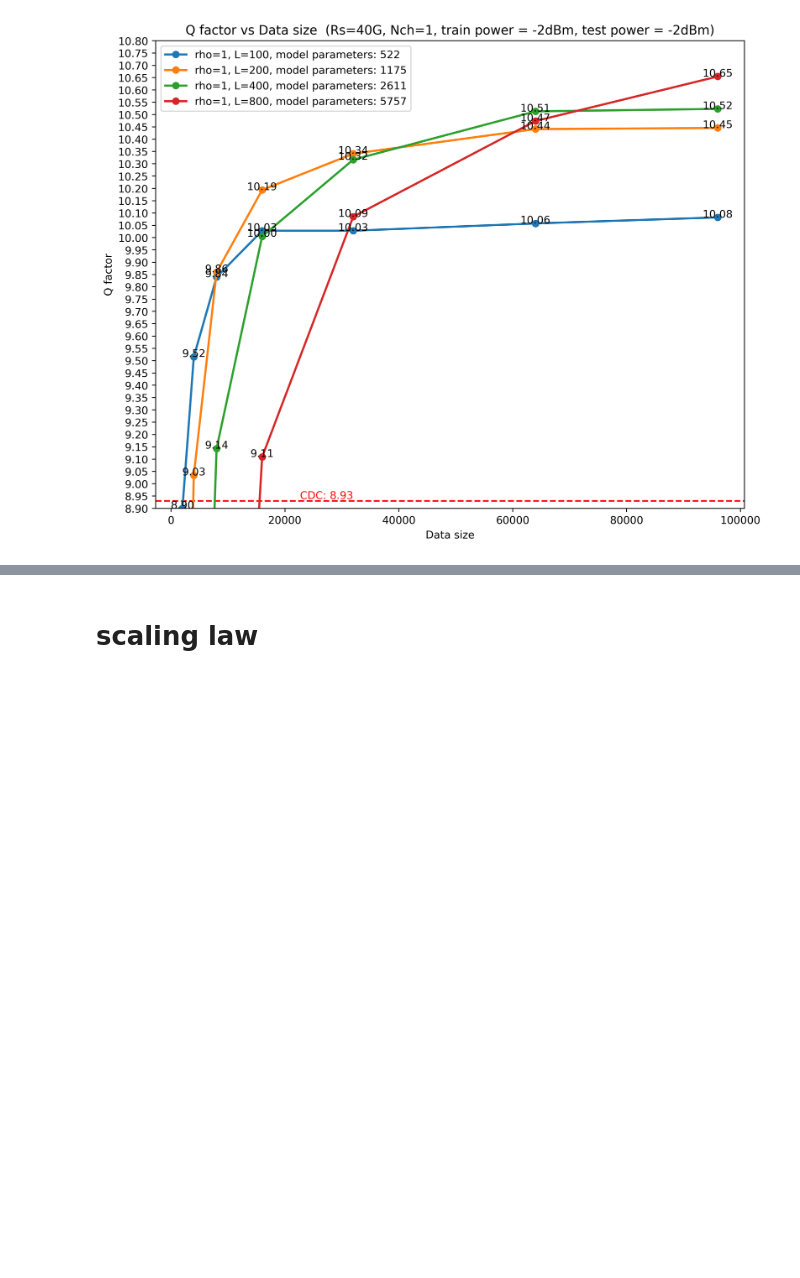
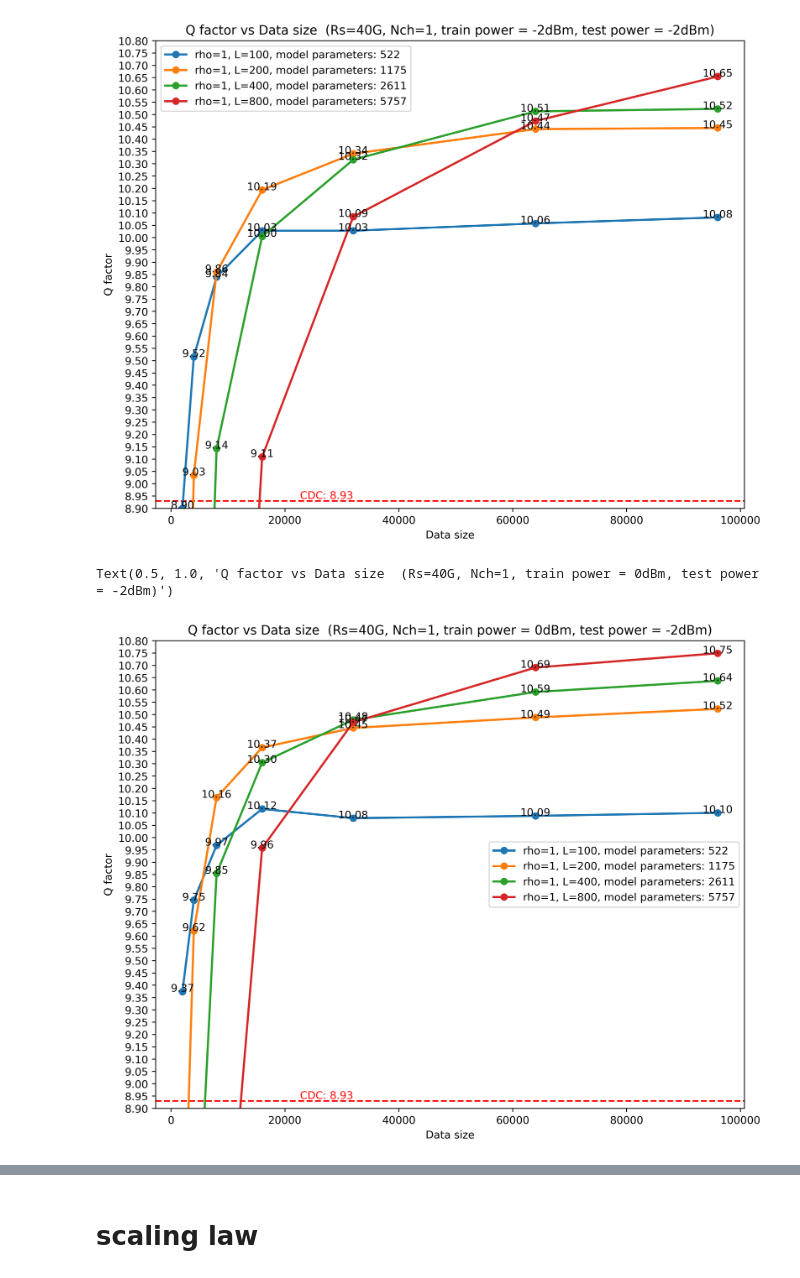
Before and after one commit to xinyuxiao113/TorchFiber, a Jupyter notebook: 0307_regression.ipynb, the cells around one changed output, grey strips where cells are left out. Cells and saved outputs as stored; diff of their text form; code cells hidden in the pictures; blank space fills up the shorter version.

```diff
--- a/0307_regression.ipynb
+++ b/0307_regression.ipynb
@@ -314,0 +112,14 @@ test_PBC
+# %%
+res = pickle.load(open('_outputs/res/res_rho_L_Tr0_Te-2.pkl', 'rb'))
+
+plt.figure(figsize=(10,8), dpi=400)
+Ls = [100, 200, 300, 400, 500, 600, 700, 800]
+plt.plot(Ls, [res[f'Q1 rho=0.5, L={L}'] for L in Ls], '-o',linewidth=2, label='rho=0.5')
+plt.plot(Ls, [res[f'Q1 rho=1, L={L}'] for L in Ls],'-o',linewidth=2,label='rho=1')
+plt.plot(Ls, [res[f'Q1 rho=1.5, L={L}'] for L in Ls],'-o',linewidth=2, label='rho=1.5')
+plt.plot(Ls, [res[f'Q1 rho=2, L={L}'] for L in Ls],'-o',linewidth=2, label='rho=2')
+plt.xlabel('L')
+plt.ylabel('Q factor')
+plt.title('Q factor vs L  (Rs=40G, Nch=1, train power = 0dBm, test power = -2dBm)')
+plt.yticks(np.arange(9.7, 10.8, 0.1))
+plt.legend()
@@ -327,7 +141,7 @@ plt.axhline(y=baseline, color='r', linestyle='--')
 plt.text(Ds[4], baseline, f'CDC: {baseline:.2f}', ha='right', va='bottom', color='r')
 
 # Take data and plot
-res = pickle.load(open(f'res_D_L_Tr-2_Te-2.pkl', 'rb'))
+res = pickle.load(open(f'_outputs/res/res_D_L_Tr-2_Te-2.pkl', 'rb'))
 y_range = [8.9, 10.8]
 
 for L in Ls:
@@ -348,3 +162,39 @@ plt.title('Q factor vs Data size  (Rs=40G, Nch=1, train power = -2dBm, test powe
 # %% [output]
 Text(0.5, 1.0, 'Q factor vs Data size  (Rs=40G, Nch=1, train power = -2dBm, test power = -2dBm)')
 [figure]
+# %%
+from src.TorchDSP.dataloader import get_Qsq, getQsq_fromdir, mean_peak
+
+plt.figure(figsize=(10,8), dpi=400)
+Ds = 2*np.array([1000, 2000, 4000, 8000, 16000, 32000, 48000])
+Ls = [100, 200, 400, 800]
+
+# Take CDC result as baseline
+Q1,Rs,Nch,P = get_Qsq('./outputs/Qfactor/Q2000/baselines.pkl', discard=10000)
+cdc = Q1['CDC'][1, 0,:]
+baseline = cdc[6,0]
+plt.axhline(y=baseline, color='r', linestyle='--')
+plt.text(Ds[4], baseline, f'CDC: {baseline:.2f}', ha='right', va='bottom', color='r')
+
+# Take data and plot
+res = pickle.load(open(f'_outputs/res/res_D_L_Tr0_Te-2.pkl', 'rb'))
+y_range = [8.9, 10.8]
+
+for L in Ls:
+    Qs = np.array([res[f'Q1 D={d} L={L}'] for d in Ds])                                         # get Qfactor
+    p = len(NonlienarFeatures(Nmodes=1, rho=1, L = L, index_type='reduce-1').index)          # calc number of features
+    plt.plot(Ds, Qs, '-o', linewidth=2, label=f'rho={1}, L={L}, model parameters: {p}')       # plot
+
+    for i, value in enumerate(Qs):
+        if Qs[i] >= y_range[0] and Qs[i] <= y_range[1]:
+            plt.text(Ds[i], Qs[i], f'{value:.2f}', ha='center')             # annotate
+
+plt.ylim(*y_range)
+plt.yticks(np.arange(*y_range, 0.05))
+plt.legend()
+plt.xlabel('Data size')
+plt.ylabel('Q factor')
+plt.title('Q factor vs Data size  (Rs=40G, Nch=1, train power = 0dBm, test power = -2dBm)')
+# %% [output]
+Text(0.5, 1.0, 'Q factor vs Data size  (Rs=40G, Nch=1, train power = 0dBm, test power = -2dBm)')
+[figure, added]
```
Also changed, not shown: parts of 18 cells of this notebook, 3 other files.
